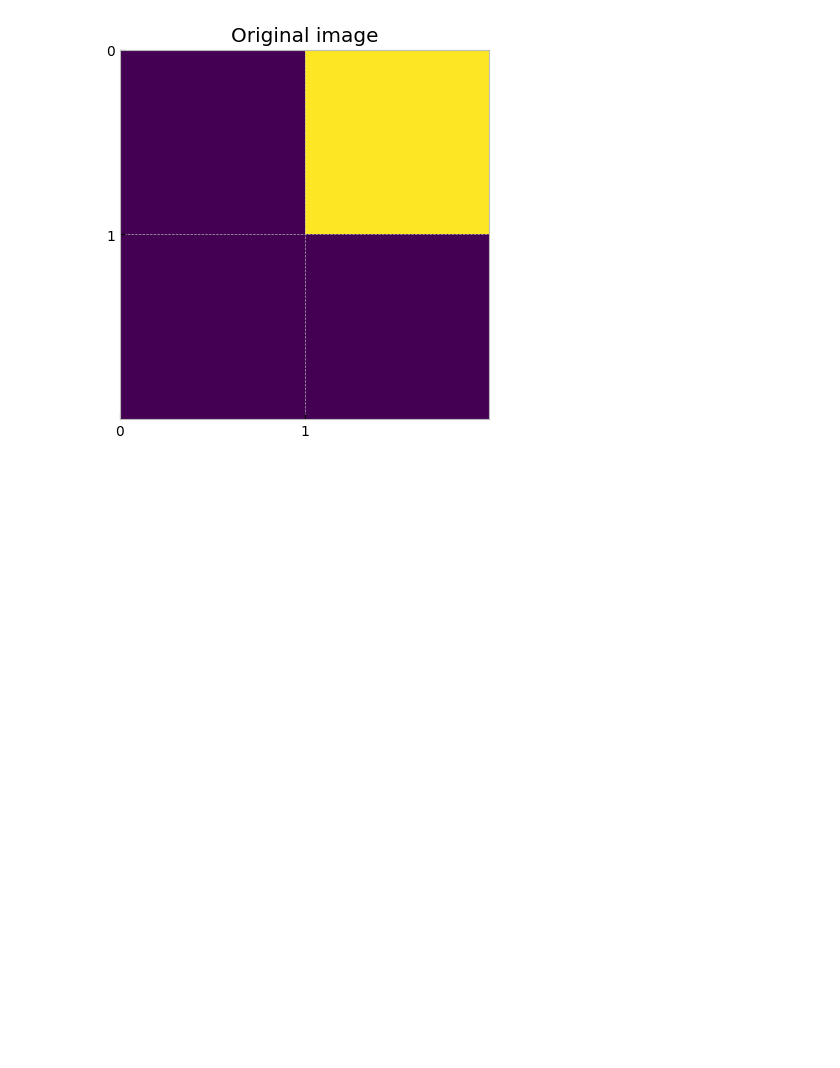
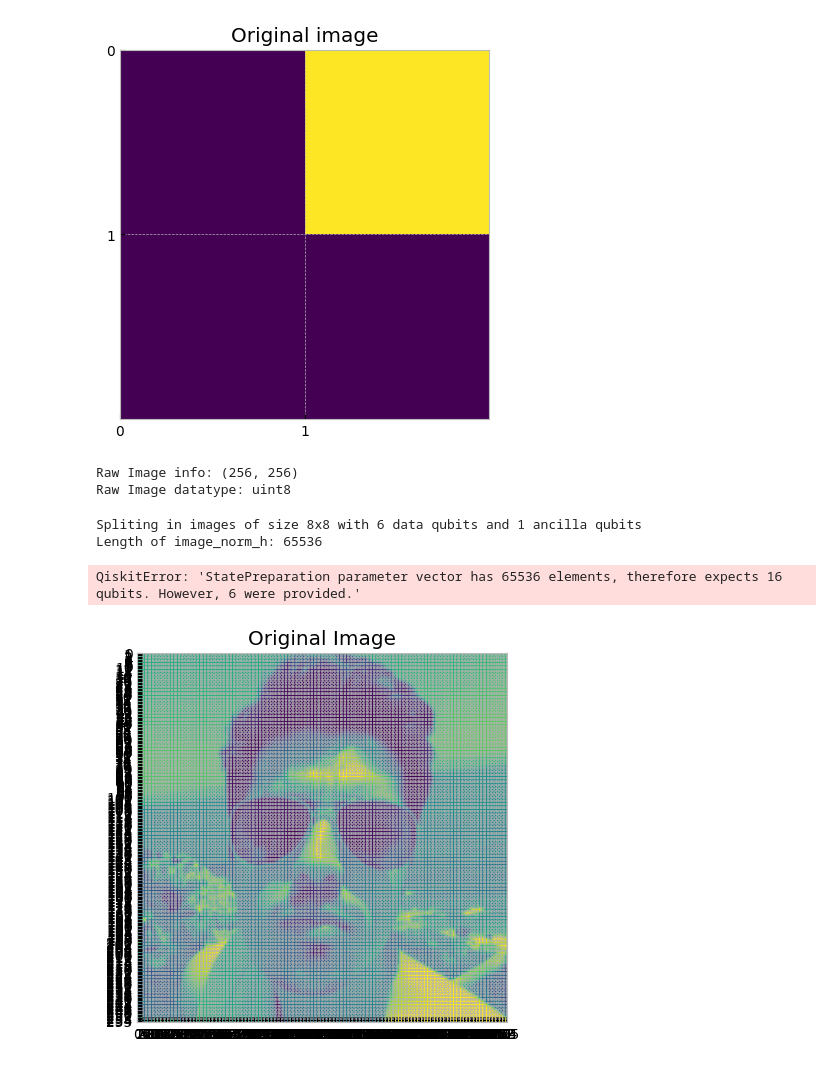
Before and after one commit to HiddenGarcia/AQA, a Jupyter notebook: Main.ipynb, the cells around one changed output. Drawn from its saved outputs; the diff is of its cells as text; code cells hidden in the pictures; blank space fills up the shorter version.

```diff
--- a/Main.ipynb
+++ b/Main.ipynb
@@ -316,0 +275,7 @@ plt.show()
+# %%
+image_raw = np.array(Image.open('/workspaces/AQA/images/Quantum-edge-test-photo.png').convert('L'))
+print('Raw Image info:', image_raw.shape)
+print('Raw Image datatype:', image_raw.dtype)
+# %% [output]
+Raw Image info: (256, 256)
+Raw Image datatype: uint8
@@ -316,0 +360,29 @@ plt.show()
+# %%
+image_norm_h = new_amplitude_encode(image_raw)
+
+# Vertical: Transpose of Original image
+image_norm_v = new_amplitude_encode(image_raw.T)
+# Initialize some global variable for number of qubits
+
+# Define the part size and number of qubits
+part_size = int(np.sqrt(2**6))
+data_qb = int(np.log2(part_size**2))  # Number of data qubits required
+anc_qb = 1  # Number of ancillary qubits
+total_qb = data_qb + anc_qb
+
+print(f"Spliting in images of size {part_size}x{part_size} with {data_qb} data qubits and {anc_qb} ancilla qubits")
+print("Length of image_norm_h:", len(image_norm_h))
+# Create the quantum circuit
+qc_h = QuantumCircuit(total_qb)
+qc_h.initialize(image_norm_h, range(1, total_qb))
+qc_h.h(0)
+qc_h.unitary(np.roll(np.identity(2**total_qb), 1, axis=1), range(total_qb))
+qc_h.h(0)
+# %% [output]
+Spliting in images of size 8x8 with 6 data qubits and 1 ancilla qubits
+Length of image_norm_h: 65536
+QiskitError: 'StatePreparation parameter vector has 65536 elements, therefore expects 16 qubits. However, 6 were provided.'
+# %%
+plot_image(image_raw, 'Original Image')
+# %% [output]
+[figure, added]
```
Also changed, not shown: parts of 12 cells of this notebook, 1 other file.
